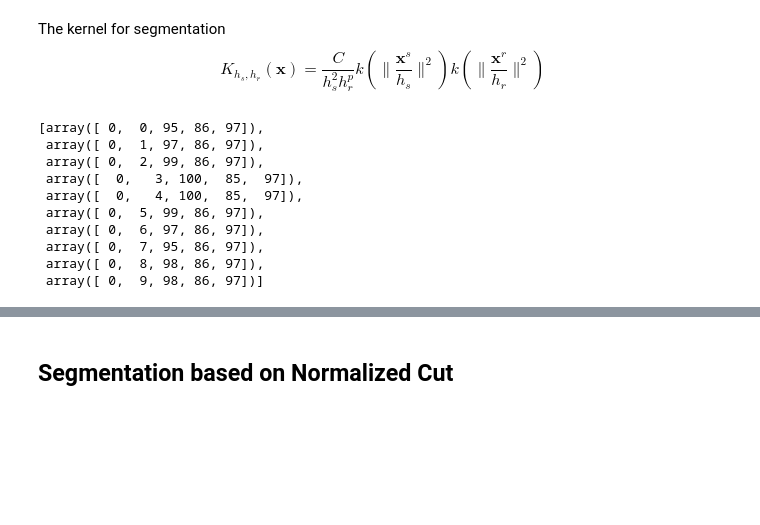
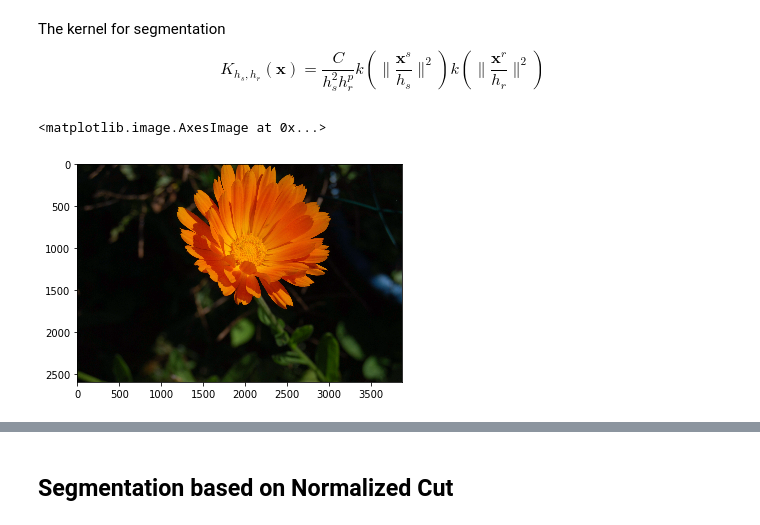
Before and after one commit to jianwu21/Advance-Topic-in-Image-Analysis, a Jupyter notebook: Segmentation/Segmentation.ipynb, the cells around one changed output, grey strips where cells are left out. Cells and saved outputs as stored; diff of their text form; code cells hidden in the pictures; blank space fills up the shorter version.

```diff
--- a/Segmentation/Segmentation.ipynb
+++ b/Segmentation/Segmentation.ipynb
@@ -31,7 +47,7 @@ $$K_{h_s, h_r}(\mathbf{x}) = \frac{C}{{h^2_s} {h^p_r}}k(\|\frac{\mathbf{x}^s}{h_
 # %%
 def convert_img_vec(img_rgb):
     vecs = []
-    img_Luv = cv2.cvtColor(img, cv2.COLOR_RGB2Luv)
+    img_Luv = cv2.cvtColor(img_rgb, cv2.COLOR_RGB2Luv)
 
     for x in range(img_Luv.shape[0]):
         for y in range(img_Luv.shape[1]):
@@ -40,19 +56,16 @@ def convert_img_vec(img_rgb):
     return vecs
 # %%
 a = convert_img_vec(img)
-# %%
-a[:10]
-# %% [output]
-[array([ 0,  0, 95, 86, 97]),
- array([ 0,  1, 97, 86, 97]),
- array([ 0,  2, 99, 86, 97]),
- array([  0,   3, 100,  85,  97]),
- array([  0,   4, 100,  85,  97]),
- array([ 0,  5, 99, 86, 97]),
- array([ 0,  6, 97, 86, 97]),
- array([ 0,  7, 95, 86, 97]),
- array([ 0,  8, 98, 86, 97]),
- array([ 0,  9, 98, 86, 97])]
+# %%
+img_o = np.array(a)
+img_info = img_o[:, 2:5]
+c = img_info.reshape(2592, 3872, 3)
+cc = np.array(c, dtype='uint8')
+# %%
+plt.imshow(cv2.cvtColor(cc, cv2.COLOR_Luv2RGB))
+# %% [output]
+<matplotlib.image.AxesImage at 0x...>
+[figure, added]
 # %%
 from mean_shift.mean_shift_utils import segmentation_kernel
 from mean_shift.mean_shift import mean_shift as ms
```
Also changed, not shown: parts of 3 cells of this notebook.
